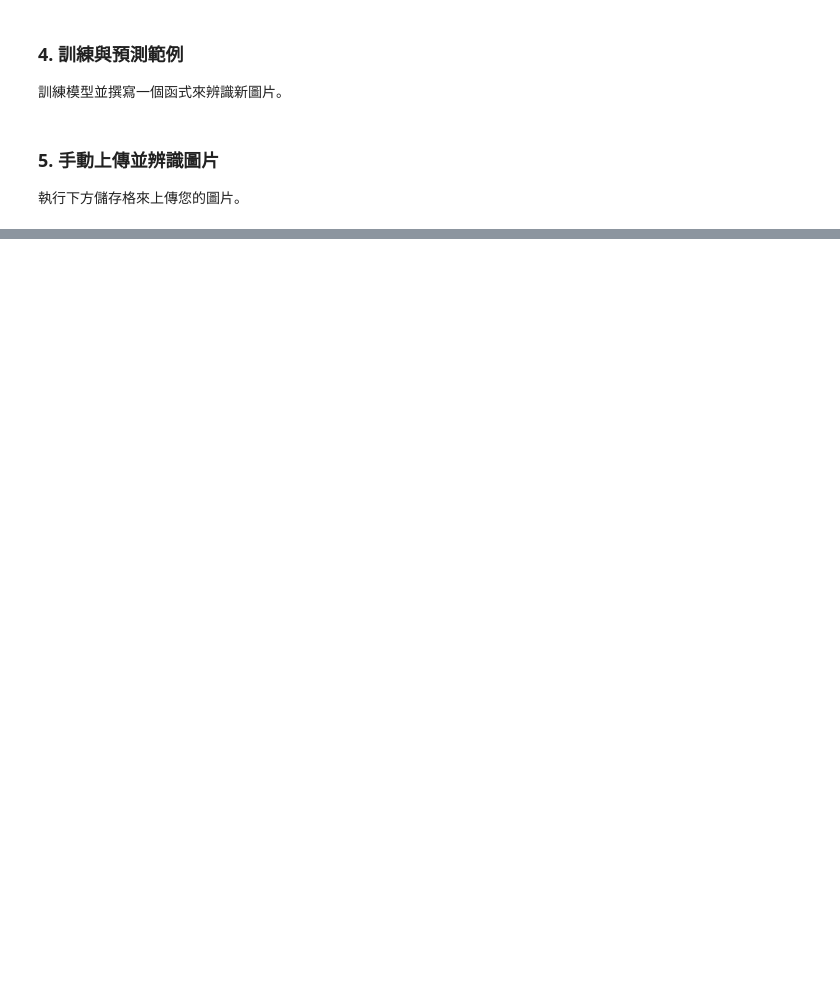
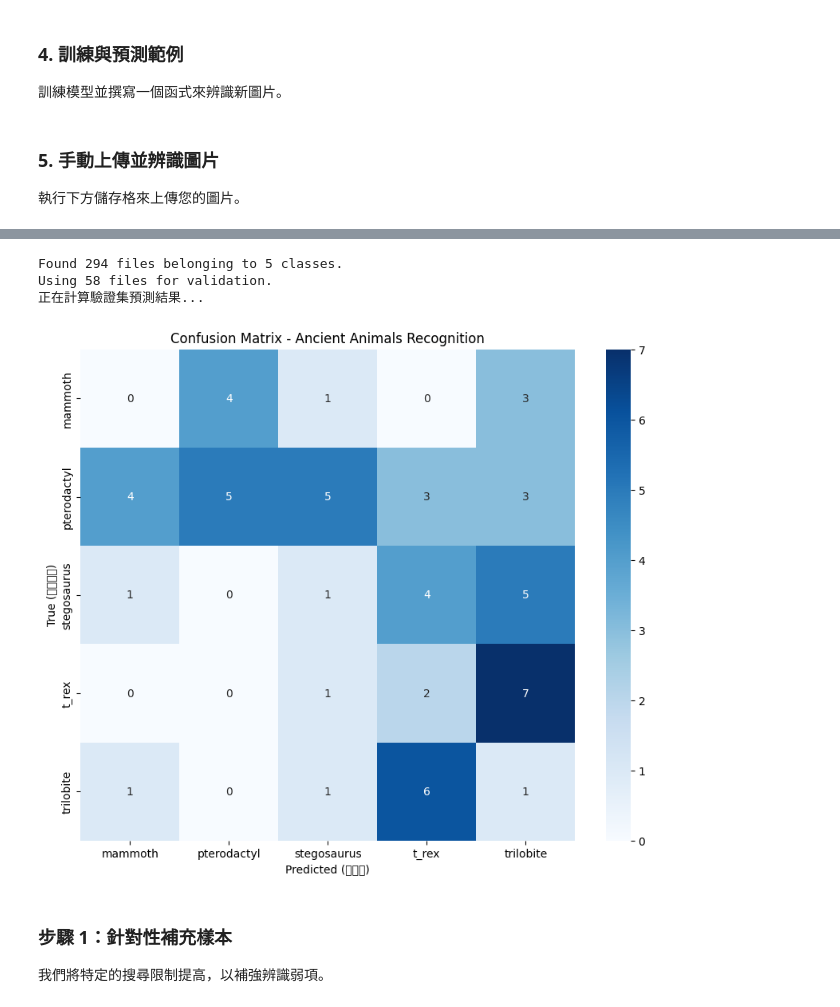
Before and after one commit to shih142/BMI, a Jupyter notebook: docs/_index.ipynb, the cells around one changed output, grey strips where cells are left out. Saved outputs shown, nothing was run; the diff lists cells and outputs as text; code cells hidden in the pictures; blank space fills up the shorter version.

```diff
--- a/docs/_index.ipynb
+++ b/docs/_index.ipynb
@@ -266,0 +723,20 @@ for filename in uploaded.keys():
+# %%
+try:
+    # 重新載入擴充後的資料集
+    train_ds = tf.keras.utils.image_dataset_from_directory(
+        base_dir,
+        image_size=(img_height, img_width),
+        batch_size=batch_size,
+        shuffle=True
+    )
+
+    print('開始進階訓練...')
+    history = model.fit(
+        train_ds,
+        epochs=30, # 增加訓練次數
+        callbacks=my_callbacks,
+        verbose=1
+    )
+    print('\n訓練完成！準確度應有顯著提升。')
+except Exception as e:
+    print(f'訓練錯誤: {e}')
@@ -266,0 +761,45 @@ for filename in uploaded.keys():
+# %%
+import numpy as np
+import seaborn as sns
+import matplotlib.pyplot as plt
+from sklearn.metrics import confusion_matrix
+
+# 1. 準備驗證資料集 (20% 作為驗證)
+val_ds = tf.keras.utils.image_dataset_from_directory(
+    base_dir,
+    validation_split=0.2,
+    subset="validation",
+    seed=123,
+    image_size=(img_height, img_width),
+    batch_size=batch_size
+)
+
+# 2. 獲取預測結果與真實標籤
+y_true = []
+y_pred = []
+
+print("正在計算驗證集預測結果...")
+for images, labels in val_ds:
+    preds = model.predict(images, verbose=0)
+    y_true.extend(labels.numpy())
+    y_pred.extend(np.argmax(preds, axis=1))
+
+# 3. 計算混淆矩陣
+cm = confusion_matrix(y_true, y_pred)
+
+# 4. 繪製圖表
+plt.figure(figsize=(10, 8))
+sns.heatmap(cm, annot=True, fmt='d', cmap='Blues',
+            xticklabels=class_names, yticklabels=class_names)
+plt.xlabel('Predicted (預測值)')
+plt.ylabel('True (真實標籤)')
+plt.title('Confusion Matrix - Ancient Animals Recognition')
+plt.show()
+# %% [output]
+Found 294 files belonging to 5 classes.
+Using 58 files for validation.
+正在計算驗證集預測結果...
+[figure, added]
+# %% [markdown]
+### 步驟 1：針對性補充樣本
+我們將特定的搜尋限制提高，以補強辨識弱項。
```
Also changed, not shown: parts of 34 cells of this notebook.
